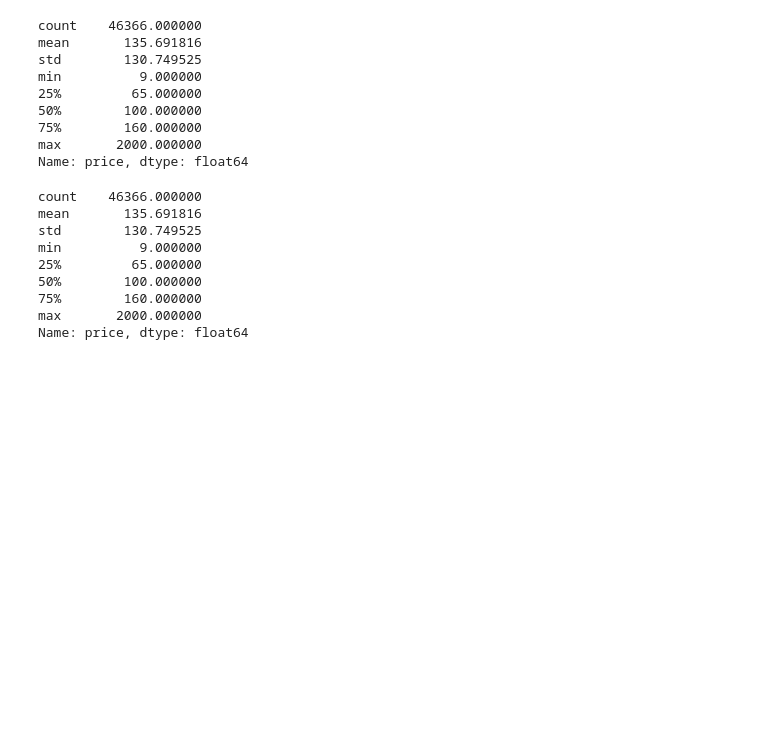
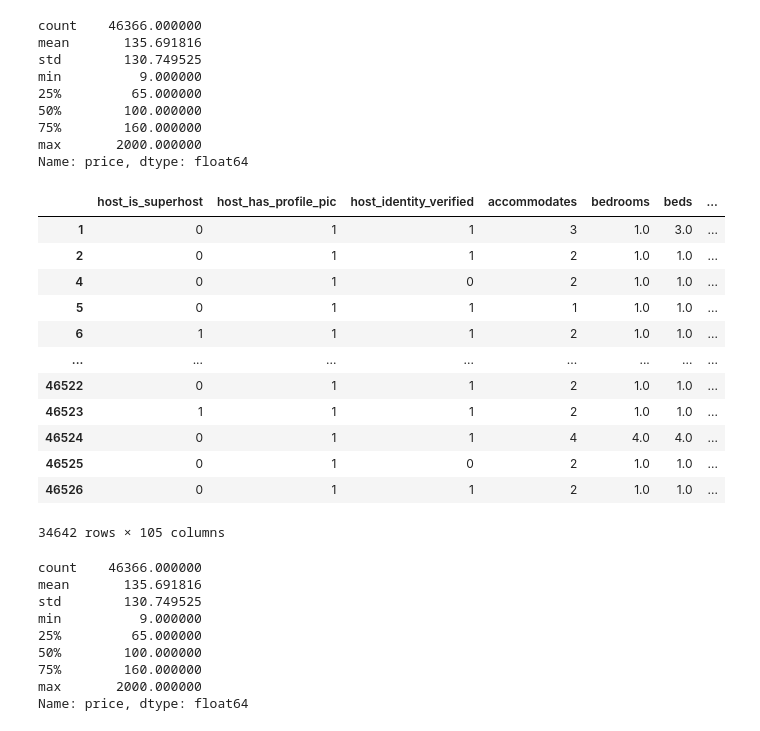
Before and after one commit to wooyounghong/airbnb_price_prediction, a Jupyter notebook: Modeling.ipynb, the cells around one changed output. Saved outputs shown, nothing was run; the diff lists cells and outputs as text; code cells hidden in the pictures; blank space fills up the shorter version.

```diff
--- a/Modeling.ipynb
+++ b/Modeling.ipynb
@@ -37,7 +44,22 @@ min          9.000000
 max       2000.000000
 Name: price, dtype: float64
 # %%
-df = df[df.price<=2000]
+dropped_df = df[df['price']<160]
+dropped_df
+# %% [output]
+|  | host_is_superhost | host_has_profile_pic | host_identity_verified | accommodates | bedrooms | beds | ... |
+| 1 | 0 | 1 | 1 | 3 | 1.0 | 3.0 | ... |
+| 2 | 0 | 1 | 1 | 2 | 1.0 | 1.0 | ... |
+| 4 | 0 | 1 | 0 | 2 | 1.0 | 1.0 | ... |
+| 5 | 0 | 1 | 1 | 1 | 1.0 | 1.0 | ... |
+| 6 | 1 | 1 | 1 | 2 | 1.0 | 1.0 | ... |
+| ... | ... | ... | ... | ... | ... | ... | ... |
+| 46522 | 0 | 1 | 1 | 2 | 1.0 | 1.0 | ... |
+| 46523 | 1 | 1 | 1 | 2 | 1.0 | 1.0 | ... |
+| 46524 | 0 | 1 | 1 | 4 | 4.0 | 4.0 | ... |
+| 46525 | 0 | 1 | 0 | 2 | 1.0 | 1.0 | ... |
+| 46526 | 0 | 1 | 1 | 2 | 1.0 | 1.0 | ... |
+34642 rows × 105 columns
 # %%
 df.price.describe()
 # %% [output]
```
Also changed, not shown: parts of 51 cells of this notebook, 2 other files.
